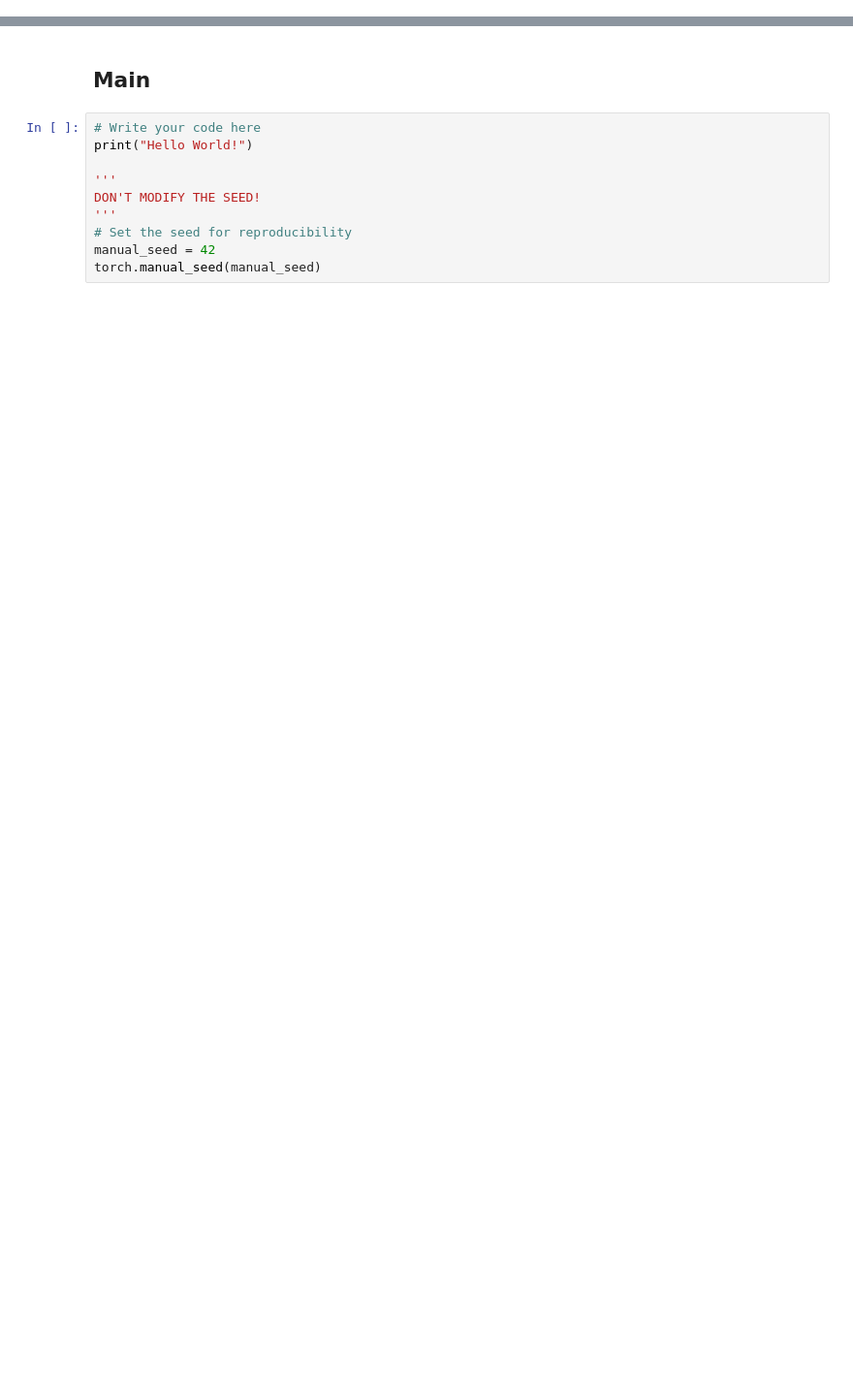
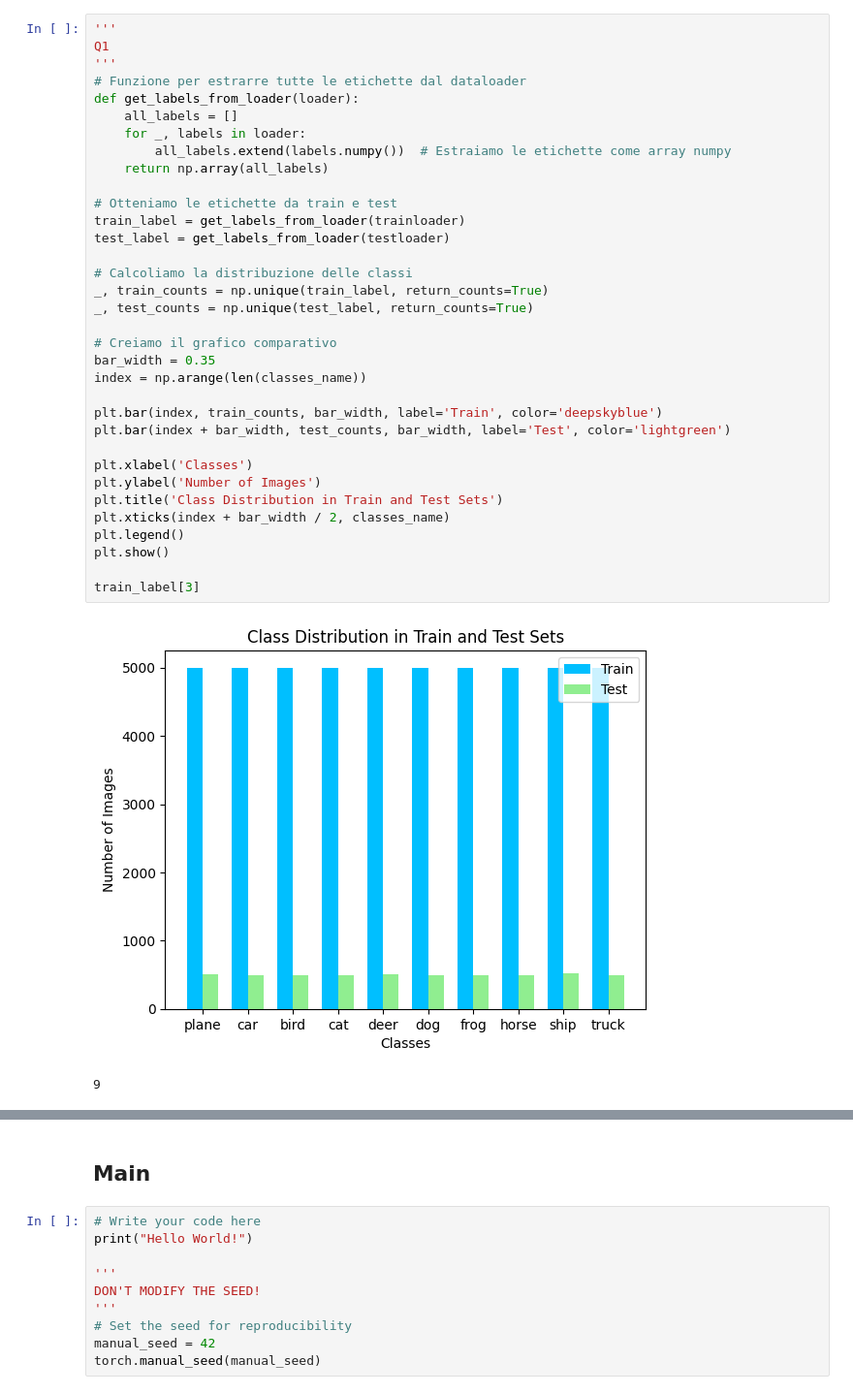
Before and after one commit to cricci3/DeepLearningLab, a Jupyter notebook: Assignment 2/Assignment2.ipynb, the cells around one changed output, grey strips where cells are left out. Shown at 97% size. Cells and saved outputs as stored; diff of their text form; blank space fills up the shorter version.

```diff
--- a/Assignment 2/Assignment2.ipynb
+++ b/Assignment 2/Assignment2.ipynb
@@ -54,0 +71,37 @@ def out_dimensions(conv_layer, h_in, w_in):
+# %%
+'''
+Q1
+'''
+# Funzione per estrarre tutte le etichette dal dataloader
+def get_labels_from_loader(loader):
+    all_labels = []
+    for _, labels in loader:
+        all_labels.extend(labels.numpy())  # Estraiamo le etichette come array numpy
+    return np.array(all_labels)
+
+# Otteniamo le etichette da train e test
+train_label = get_labels_from_loader(trainloader)
+test_label = get_labels_from_loader(testloader)
+
+# Calcoliamo la distribuzione delle classi
+_, train_counts = np.unique(train_label, return_counts=True)
+_, test_counts = np.unique(test_label, return_counts=True)
+
+# Creiamo il grafico comparativo
+bar_width = 0.35
+index = np.arange(len(classes_name))
+
+plt.bar(index, train_counts, bar_width, label='Train', color='deepskyblue')
+plt.bar(index + bar_width, test_counts, bar_width, label='Test', color='lightgreen')
+
+plt.xlabel('Classes')
+plt.ylabel('Number of Images')
+plt.title('Class Distribution in Train and Test Sets')
+plt.xticks(index + bar_width / 2, classes_name)
+plt.legend()
+plt.show()
+
+train_label[3]
+# %% [output]
+[figure, added]
+9
```
Also changed, not shown: parts of 17 cells of this notebook.
